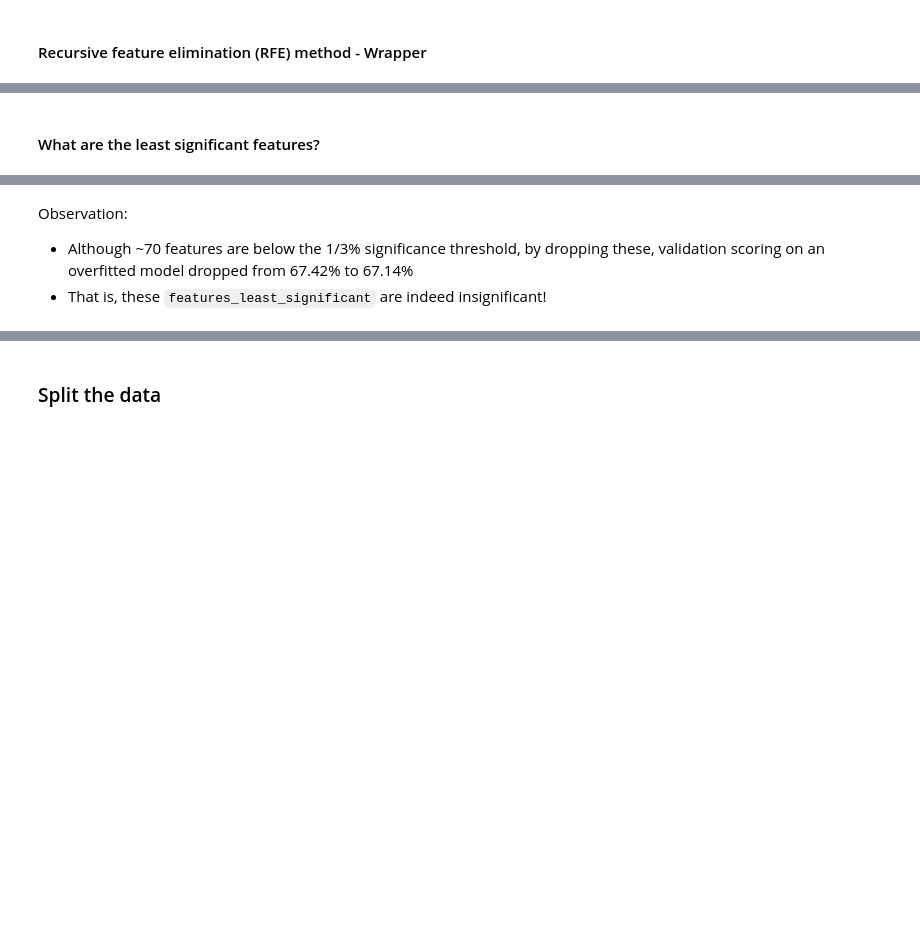
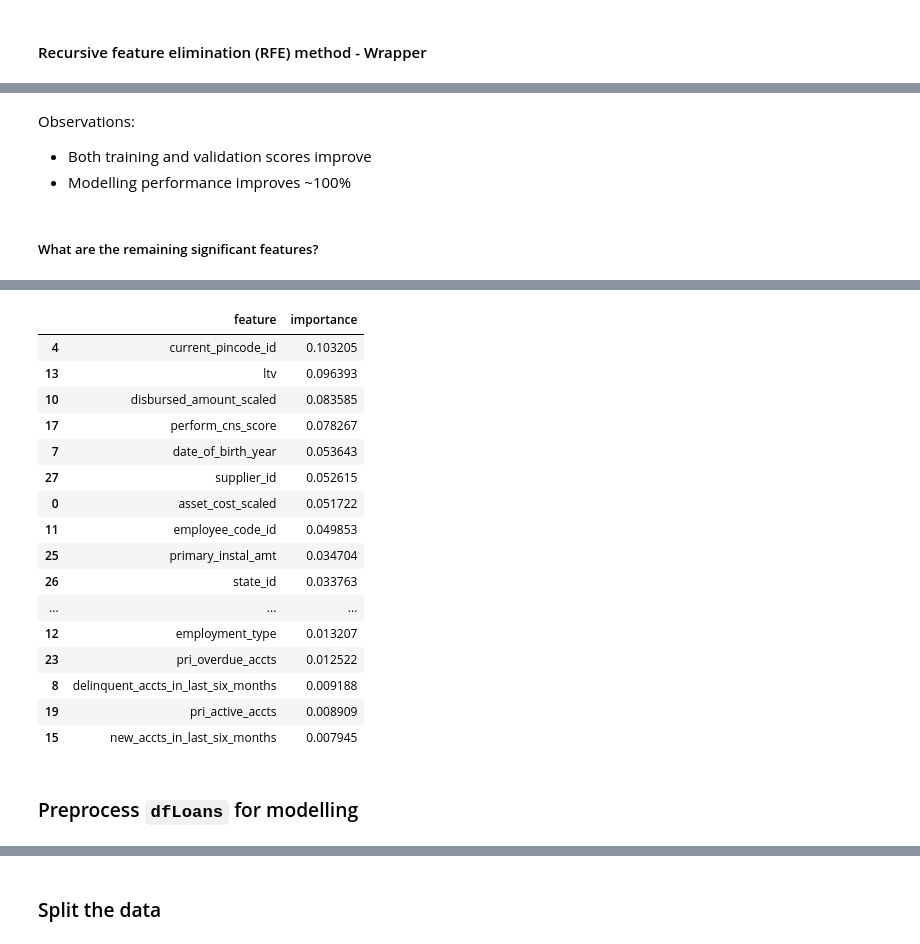
Before and after one commit to julrichkieffer/portfolio-data-science, a Jupyter notebook: 04 vehicle loan default/notebook.ipynb, the cells around one changed output, grey strips where cells are left out. Saved outputs shown, nothing was run; the diff lists cells and outputs as text; code cells hidden in the pictures; blank space fills up the shorter version.

Commit message:
WIP DecisionTree hyperparameter tuning

```diff
--- a/04 vehicle loan default/notebook.ipynb
+++ b/04 vehicle loan default/notebook.ipynb
@@ -1647,22 +1690,0 @@ features_with_no_significant_categorical_values = [
-# %%
-%%time
-
-df_train, df_val, _, _ = validation_testing_training_full_split(
-    dataframe=dfLoans
-                .pipe(  preprocessing,
-                        scaler      = StandardScaler(),
-                        scale       = features_to_scale,
-                        categorical = features_to_encode,
-                        drop        = features_not_compatible_with_modelling
-                ),
-    seed=seed
-)
-
-df_train, y_train = y_split(df_train, yColumn=target_feature)
-df_val,   y_val   = y_split(df_val,   yColumn=target_feature)
-
-model, dv = fit(model           = DecisionTreeClassifier(random_state=seed),  # using defaults => allowing the model to over-fit
-                dataframe       = df_train,
-                y               = y_train,
-                fit_vectorizer  = True,
-                )
@@ -1668,0 +1752,9 @@ model, dv = fit(model           = DecisionTreeClassifier(random_state=seed),  #
+# %%
+%%time
+
+_, dv = fit(model           = model,
+            dataframe       = df_train.drop(features_calculated_as_insignificant, axis=1),
+            y               = y_train,
+            vectorizer      = dv,
+            fit_vectorizer  = True,
+            )
@@ -1674,9 +1774,13 @@ print(f'validation data score: { score(model, dv, df_val,   y_val  ):.2%}')
+# %% [markdown]
+Observations:
+
+- Both training and validation scores improve
+- Modelling performance improves ~100%
 # %% [markdown]
-####  What are the least significant features?
+#####  What are the remaining significant features?
 # %%
-features_least_significant = (pd.DataFrame(zip(dv.feature_names_, abs(model.feature_importances_)), columns=['feature', 'importance'])
-                                .sort_values(by='importance', ascending=False)
-                                .round(6)
-                                )
-
-features_least_significant.tail(70)
+(pd.DataFrame(zip(dv.feature_names_, abs(model.feature_importances_)), columns=['feature', 'importance'])
+    .sort_values(by='importance', ascending=False)
+    .round(6)
+).tail(40)
+# %% [output]
@@ -1682,0 +1788,17 @@ features_least_significant.tail(70)
+|  | feature | importance |
+| 4 | current_pincode_id | 0.103205 |
+| 13 | ltv | 0.096393 |
+| 10 | disbursed_amount_scaled | 0.083585 |
+| 17 | perform_cns_score | 0.078267 |
+| 7 | date_of_birth_year | 0.053643 |
+| 27 | supplier_id | 0.052615 |
+| 0 | asset_cost_scaled | 0.051722 |
+| 11 | employee_code_id | 0.049853 |
+| 25 | primary_instal_amt | 0.034704 |
+| 26 | state_id | 0.033763 |
+| ... | ... | ... |
+| 12 | employment_type | 0.013207 |
+| 23 | pri_overdue_accts | 0.012522 |
+| 8 | delinquent_accts_in_last_six_months | 0.009188 |
+| 19 | pri_active_accts | 0.008909 |
+| 15 | new_accts_in_last_six_months | 0.007945 |
@@ -1701,6 +1805 @@ print(f'validation data score: { score(model, dv, df_val,   y_val,   drop=featur
-# %% [markdown]
-Observation:
-
-- Although ~70 features are below the 1/3% significance threshold, by dropping these, validation scoring on an overfitted model dropped from 67.42% to 67.14%
-- That is, these `features_least_significant` are indeed insignificant!
 # %%
@@ -1711 +1811,3 @@ Observation:
+# %% [markdown]
+### Preprocess `dfLoans` for modelling
 # %%
```
Also changed, not shown: parts of 39 cells of this notebook.
